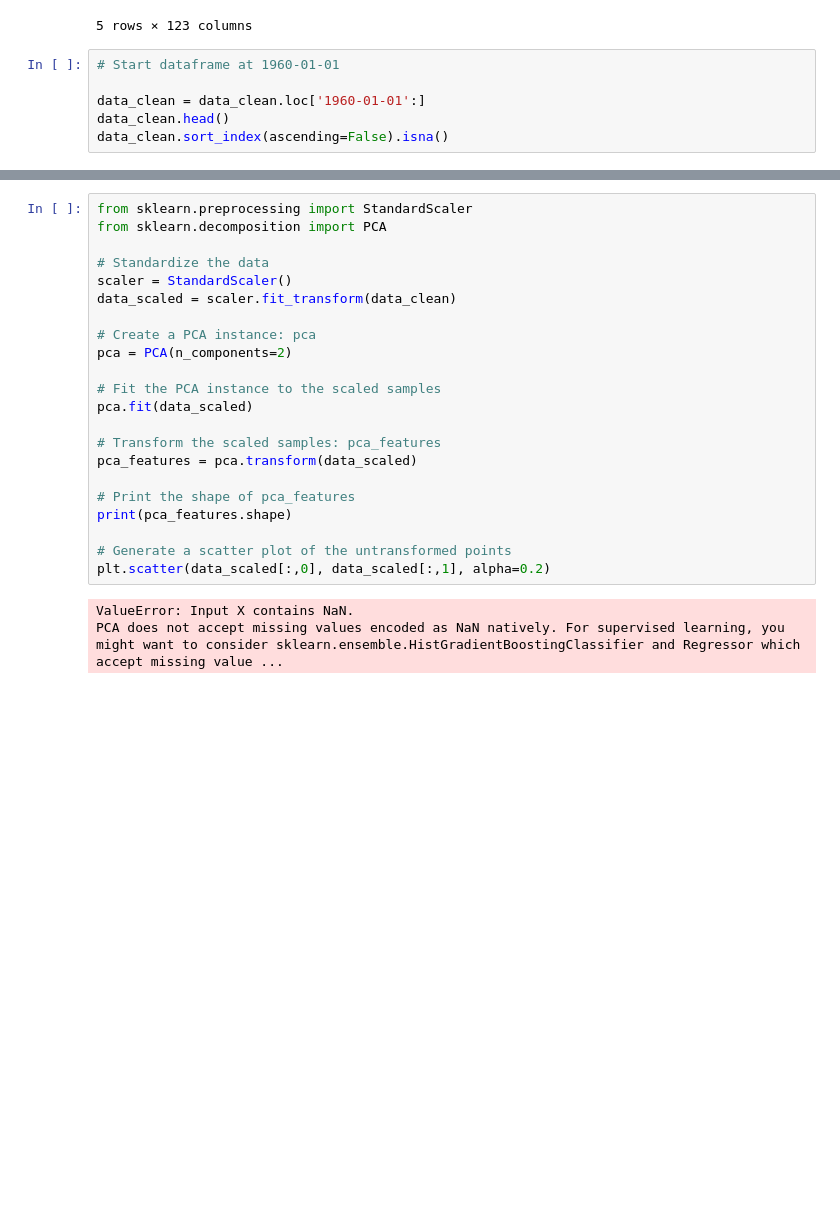
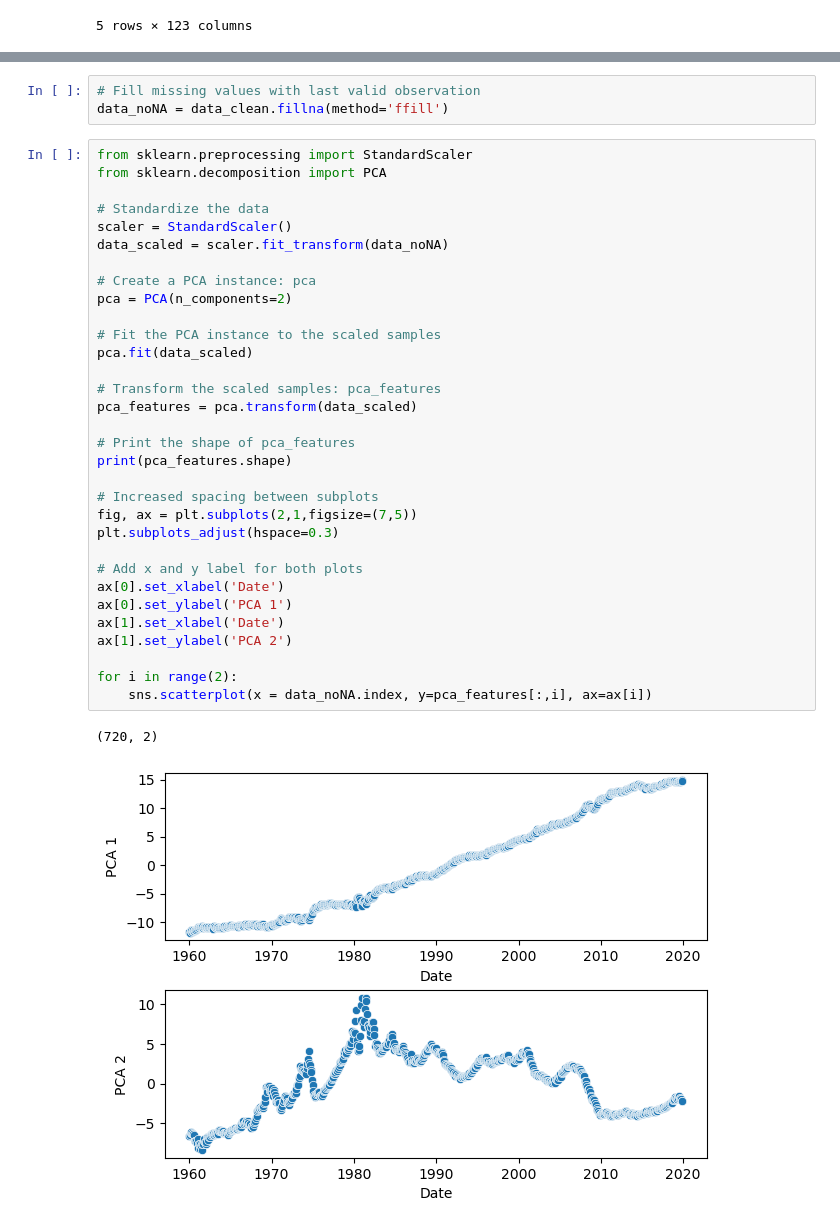
Before and after one commit to VLDrenth/sPCA-thesis, a Jupyter notebook: src/explore.ipynb, the cells around one changed output, grey strips where cells are left out. Drawn from its saved outputs; the diff is of its cells as text; blank space fills up the shorter version.

Commit message:
Filling missing values and plot

```diff
--- a/src/explore.ipynb
+++ b/src/explore.ipynb
@@ -42,9 +42,3 @@ Dropping['ACOGNO', 'TWEXMMTH', 'UMCSENTx', 'ANDENOx', 'VXOCLSx']
 | 1959-04-01 | 2478.744 | 2330.3 | 17.584 | 299331.6505 | 18534.46600 | 23.8989 | 24.2641 | 22.8221 | 33.1606 | 22.6807 | ... |
 | 1959-05-01 | 2493.228 | 2345.8 | 17.796 | 301372.9597 | 18679.66354 | 24.2589 | 24.4655 | 23.0418 | 33.3190 | 23.1424 | ... |
 5 rows × 123 columns
-# %%
-# Start dataframe at 1960-01-01
-
-data_clean = data_clean.loc['1960-01-01':]
-data_clean.head()
-data_clean.sort_index(ascending=False).isna()
@@ -66,25 +45,38 @@ data_clean.sort_index(ascending=False).isna()
+# %%
+# Fill missing values with last valid observation
+data_noNA = data_clean.fillna(method='ffill')
 # %%
 from sklearn.preprocessing import StandardScaler
 from sklearn.decomposition import PCA
 
 # Standardize the data
 scaler = StandardScaler()
-data_scaled = scaler.fit_transform(data_clean)
+data_scaled = scaler.fit_transform(data_noNA)
 
 # Create a PCA instance: pca
 pca = PCA(n_components=2)
 
 # Fit the PCA instance to the scaled samples
 pca.fit(data_scaled)
 
 # Transform the scaled samples: pca_features
 pca_features = pca.transform(data_scaled)
 
 # Print the shape of pca_features
 print(pca_features.shape)
 
-# Generate a scatter plot of the untransformed points
-plt.scatter(data_scaled[:,0], data_scaled[:,1], alpha=0.2)
+# Increased spacing between subplots
+fig, ax = plt.subplots(2,1,figsize=(7,5))
+plt.subplots_adjust(hspace=0.3)
+
+# Add x and y label for both plots
+ax[0].set_xlabel('Date')
+ax[0].set_ylabel('PCA 1')
+ax[1].set_xlabel('Date')
+ax[1].set_ylabel('PCA 2')
+
+for i in range(2):
+    sns.scatterplot(x = data_noNA.index, y=pca_features[:,i], ax=ax[i])
 # %% [output]
-ValueError: Input X contains NaN.
-PCA does not accept missing values encoded as NaN natively. For supervised learning, you might want to consider sklearn.ensemble.HistGradientBoostingClassifier and Regressor which accept missing value ...
+(720, 2)
+[figure, added]
```
Also changed, not shown: parts of 2 cells of this notebook.
